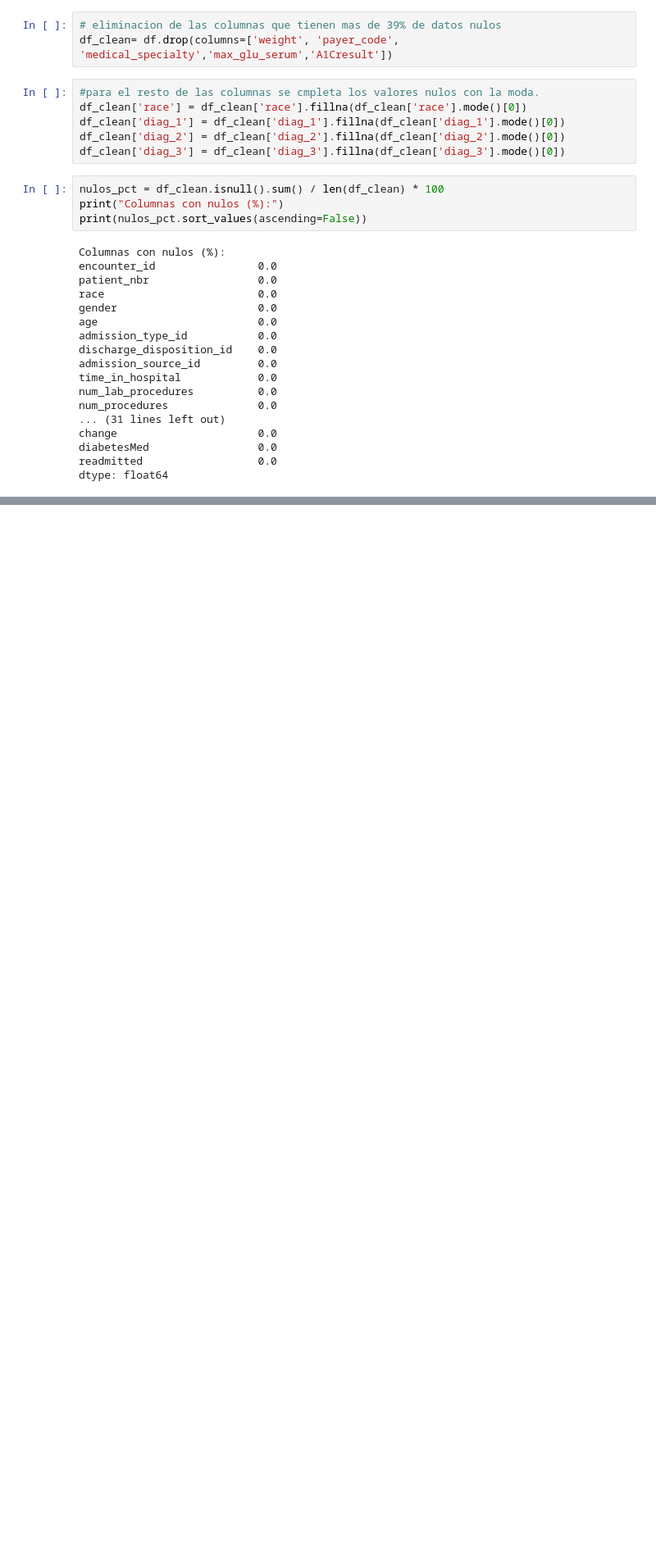
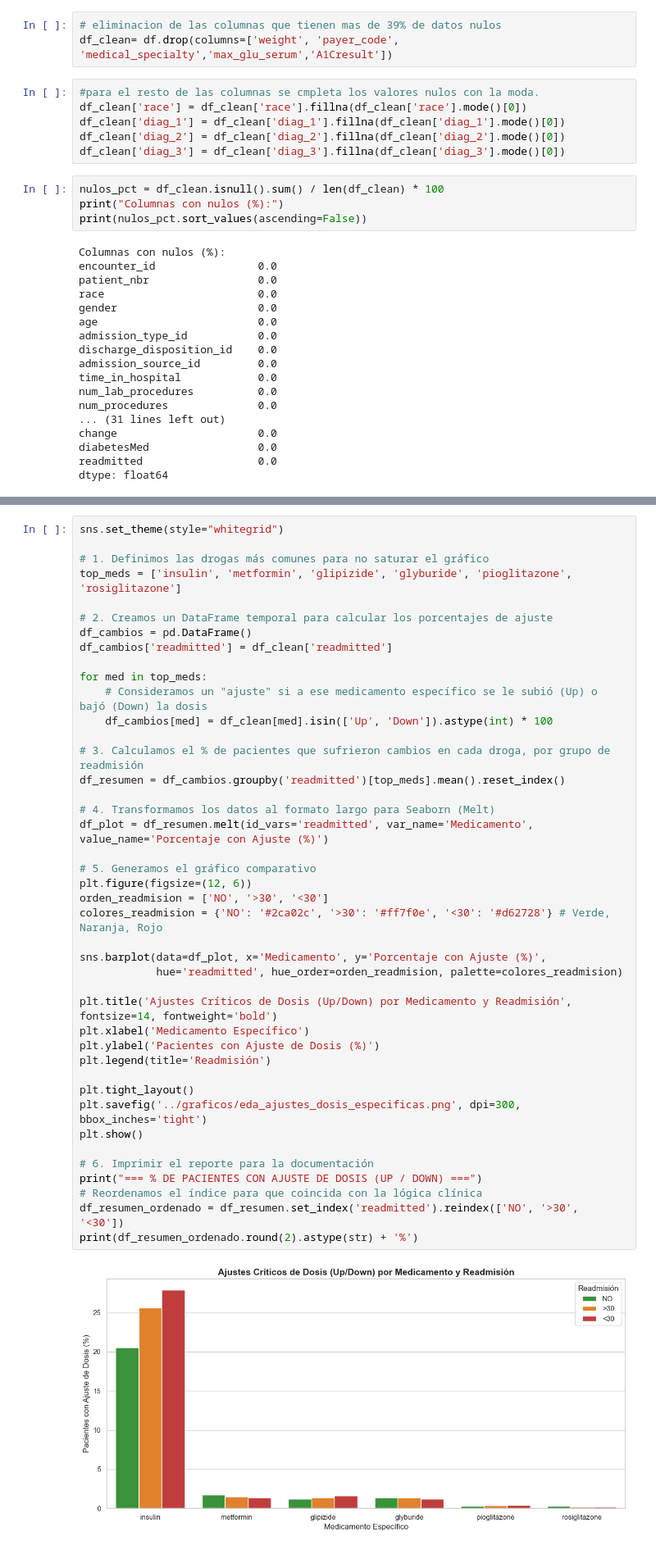
Before and after one commit to AndresCba89/diabetes, a Jupyter notebook: EDA.ipynb, the cells around one changed output, grey strips where cells are left out. Shown at 82% size. Cells and saved outputs as stored; diff of their text form; blank space fills up the shorter version.

```diff
--- a/EDA.ipynb
+++ b/EDA.ipynb
@@ -97,0 +416,44 @@ dtype: float64
+# %%
+sns.set_theme(style="whitegrid")
+
+# 1. Definimos las drogas más comunes para no saturar el gráfico
+top_meds = ['insulin', 'metformin', 'glipizide', 'glyburide', 'pioglitazone', 'rosiglitazone']
+
+# 2. Creamos un DataFrame temporal para calcular los porcentajes de ajuste
+df_cambios = pd.DataFrame()
+df_cambios['readmitted'] = df_clean['readmitted']
+
+for med in top_meds:
+    # Consideramos un "ajuste" si a ese medicamento específico se le subió (Up) o bajó (Down) la dosis
+    df_cambios[med] = df_clean[med].isin(['Up', 'Down']).astype(int) * 100
+
+# 3. Calculamos el % de pacientes que sufrieron cambios en cada droga, por grupo de readmisión
+df_resumen = df_cambios.groupby('readmitted')[top_meds].mean().reset_index()
+
+# 4. Transformamos los datos al formato largo para Seaborn (Melt)
+df_plot = df_resumen.melt(id_vars='readmitted', var_name='Medicamento', value_name='Porcentaje con Ajuste (%)')
+
+# 5. Generamos el gráfico comparativo
+plt.figure(figsize=(12, 6))
+orden_readmision = ['NO', '>30', '<30']
+colores_readmision = {'NO': '#2ca02c', '>30': '#ff7f0e', '<30': '#d62728'} # Verde, Naranja, Rojo
+
+sns.barplot(data=df_plot, x='Medicamento', y='Porcentaje con Ajuste (%)',
+            hue='readmitted', hue_order=orden_readmision, palette=colores_readmision)
+
+plt.title('Ajustes Críticos de Dosis (Up/Down) por Medicamento y Readmisión', fontsize=14, fontweight='bold')
+plt.xlabel('Medicamento Específico')
+plt.ylabel('Pacientes con Ajuste de Dosis (%)')
+plt.legend(title='Readmisión')
+
+plt.tight_layout()
+plt.savefig('../graficos/eda_ajustes_dosis_especificas.png', dpi=300, bbox_inches='tight')
+plt.show()
+
+# 6. Imprimir el reporte para la documentación
+print("=== % DE PACIENTES CON AJUSTE DE DOSIS (UP / DOWN) ===")
+# Reordenamos el índice para que coincida con la lógica clínica
+df_resumen_ordenado = df_resumen.set_index('readmitted').reindex(['NO', '>30', '<30'])
+print(df_resumen_ordenado.round(2).astype(str) + '%')
+# %% [output]
+[figure, added]
```
Also changed, not shown: parts of 7 cells of this notebook.
